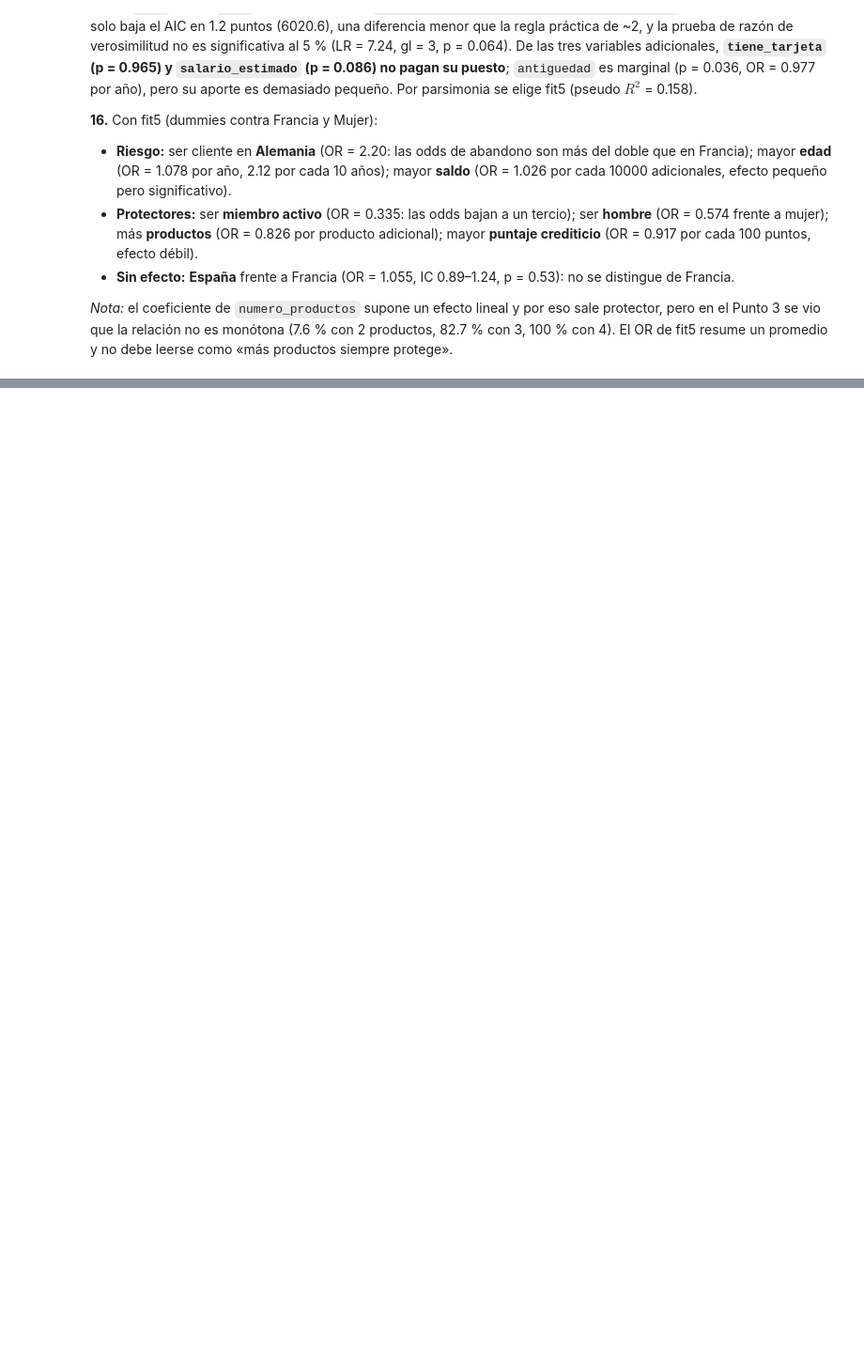
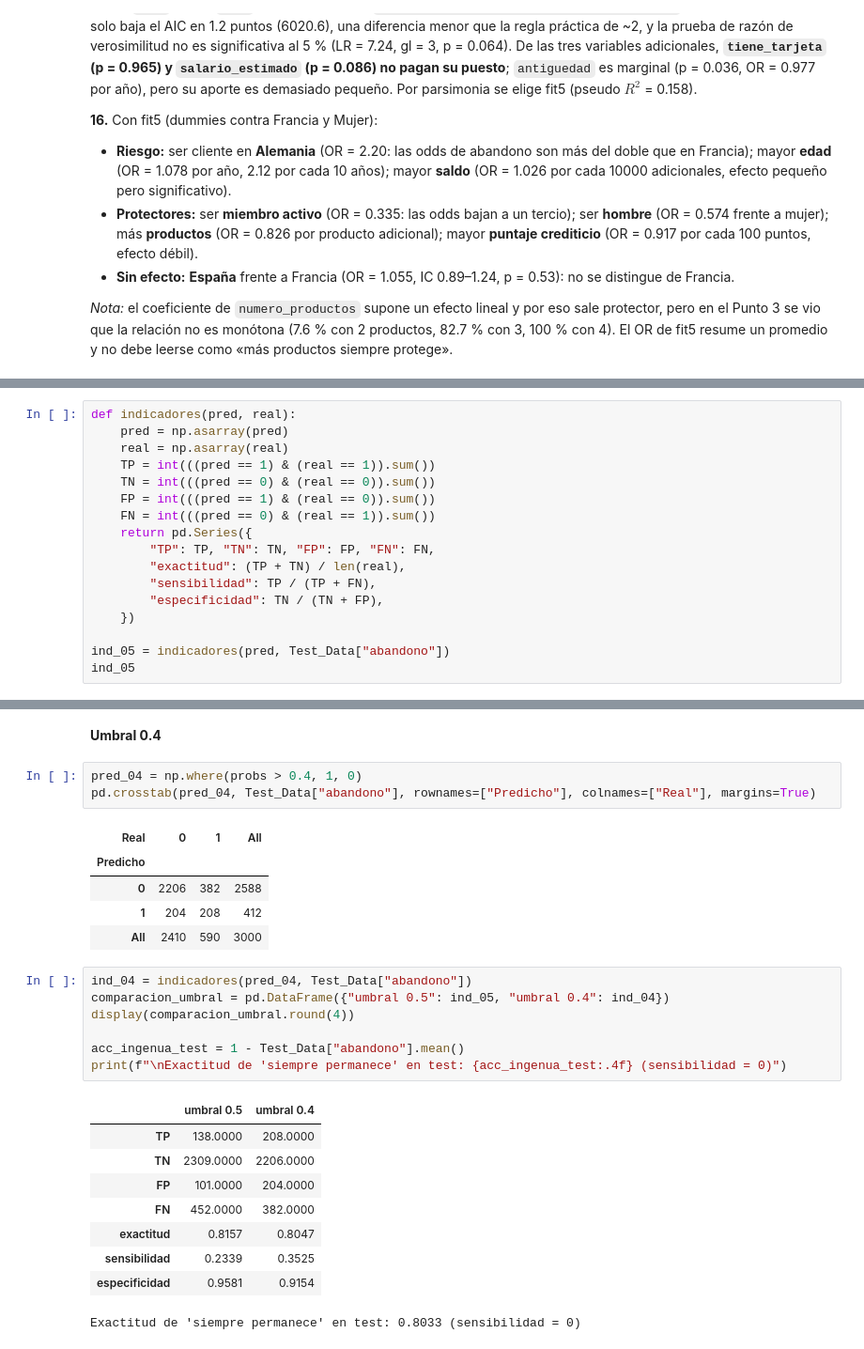
Before and after one commit to MrTamayo-1/Taller_Abandono_Producto_Financiero_Tamayo_Ruano_Reyes, a Jupyter notebook: Taller_Abandono_Producto_Financiero_Tamayo_Ruano_Reyes.ipynb, the cells around one changed output, grey strips where cells are left out. Shown at 94% size. Saved outputs shown, nothing was run; the diff lists cells and outputs as text; blank space fills up the shorter version.

Commit message:
Punto 6: matriz de confusion e indicadores

```diff
--- a/Taller_Abandono_Producto_Financiero_Tamayo_Ruano_Reyes.ipynb
+++ b/Taller_Abandono_Producto_Financiero_Tamayo_Ruano_Reyes.ipynb
@@ -780,0 +832,17 @@ dtype: float64
+# %%
+def indicadores(pred, real):
+    pred = np.asarray(pred)
+    real = np.asarray(real)
+    TP = int(((pred == 1) & (real == 1)).sum())
+    TN = int(((pred == 0) & (real == 0)).sum())
+    FP = int(((pred == 1) & (real == 0)).sum())
+    FN = int(((pred == 0) & (real == 1)).sum())
+    return pd.Series({
+        "TP": TP, "TN": TN, "FP": FP, "FN": FN,
+        "exactitud": (TP + TN) / len(real),
+        "sensibilidad": TP / (TP + FN),
+        "especificidad": TN / (TN + FP),
+    })
+
+ind_05 = indicadores(pred, Test_Data["abandono"])
+ind_05
@@ -780,0 +858,28 @@ dtype: float64
+# %% [markdown]
+**Umbral 0.4**
+# %%
+pred_04 = np.where(probs > 0.4, 1, 0)
+pd.crosstab(pred_04, Test_Data["abandono"], rownames=["Predicho"], colnames=["Real"], margins=True)
+# %% [output]
+| Real | 0 | 1 | All |
+| Predicho |  |  |  |
+| 0 | 2206 | 382 | 2588 |
+| 1 | 204 | 208 | 412 |
+| All | 2410 | 590 | 3000 |
+# %%
+ind_04 = indicadores(pred_04, Test_Data["abandono"])
+comparacion_umbral = pd.DataFrame({"umbral 0.5": ind_05, "umbral 0.4": ind_04})
+display(comparacion_umbral.round(4))
+
+acc_ingenua_test = 1 - Test_Data["abandono"].mean()
+print(f"\nExactitud de 'siempre permanece' en test: {acc_ingenua_test:.4f} (sensibilidad = 0)")
+# %% [output]
+|  | umbral 0.5 | umbral 0.4 |
+| TP | 138.0000 | 208.0000 |
+| TN | 2309.0000 | 2206.0000 |
+| FP | 101.0000 | 204.0000 |
+| FN | 452.0000 | 382.0000 |
+| exactitud | 0.8157 | 0.8047 |
+| sensibilidad | 0.2339 | 0.3525 |
+| especificidad | 0.9581 | 0.9154 |
+Exactitud de 'siempre permanece' en test: 0.8033 (sensibilidad = 0)
```
Also changed, not shown: parts of 7 cells of this notebook.
